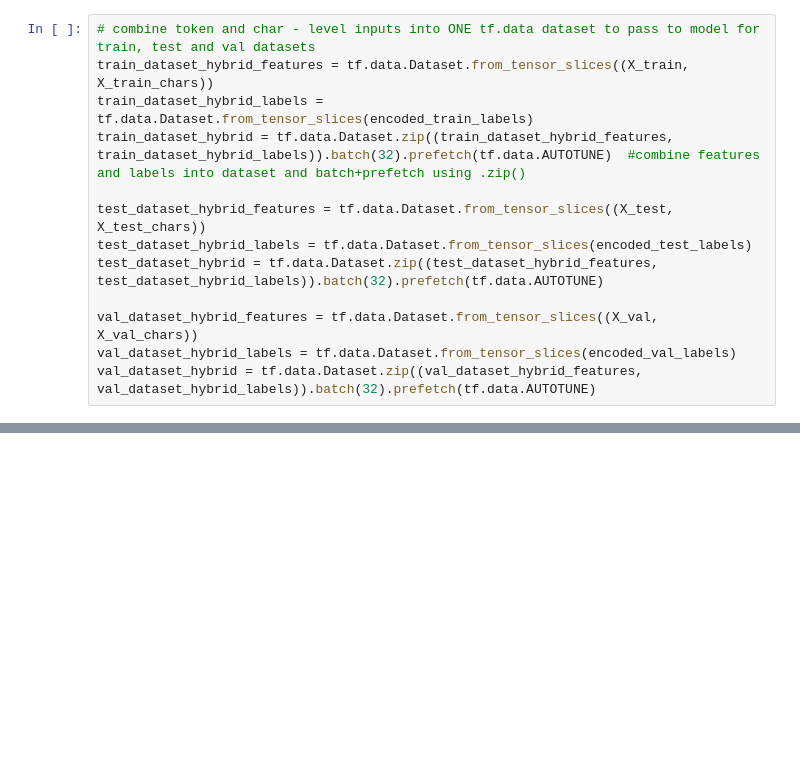
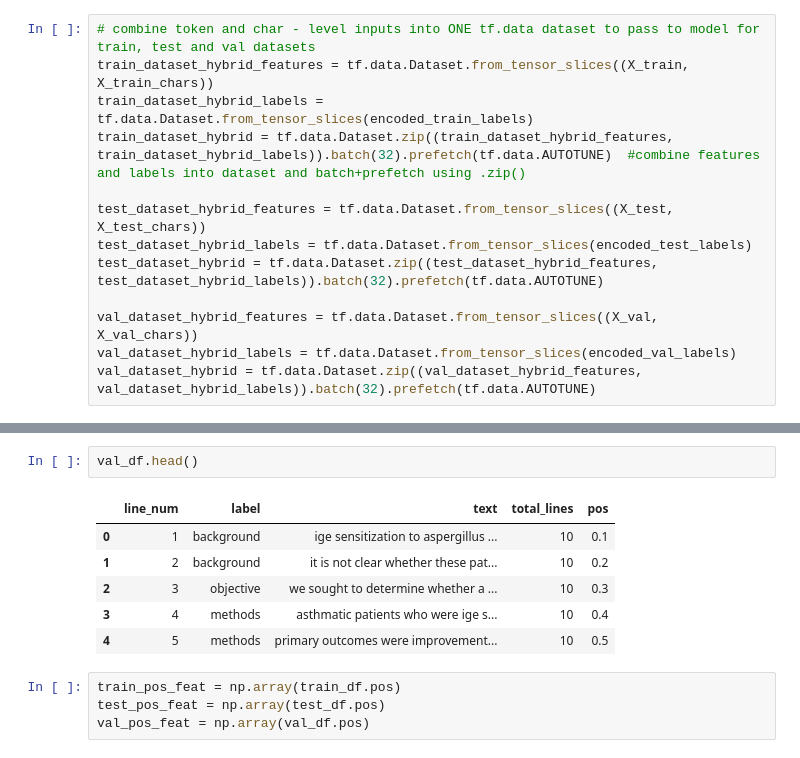
Before and after one commit to lasupernova/Tensorflow_apps, a Jupyter notebook: SciAbstractClassifier.ipynb, the cells around one changed output, grey strips where cells are left out. Cells and saved outputs as stored; diff of their text form; blank space fills up the shorter version.

```diff
--- a/SciAbstractClassifier.ipynb
+++ b/SciAbstractClassifier.ipynb
@@ -1074,0 +1129,13 @@ Epoch 2/3
+# %%
+val_df.head()
+# %% [output]
+|  | line_num | label | text | total_lines | pos |
+| 0 | 1 | background | ige sensitization to aspergillus ... | 10 | 0.1 |
+| 1 | 2 | background | it is not clear whether these pat... | 10 | 0.2 |
+| 2 | 3 | objective | we sought to determine whether a ... | 10 | 0.3 |
+| 3 | 4 | methods | asthmatic patients who were ige s... | 10 | 0.4 |
+| 4 | 5 | methods | primary outcomes were improvement... | 10 | 0.5 |
+# %%
+train_pos_feat = np.array(train_df.pos)
+test_pos_feat = np.array(test_df.pos)
+val_pos_feat = np.array(val_df.pos)
```
Also changed, not shown: parts of 7 cells of this notebook.
